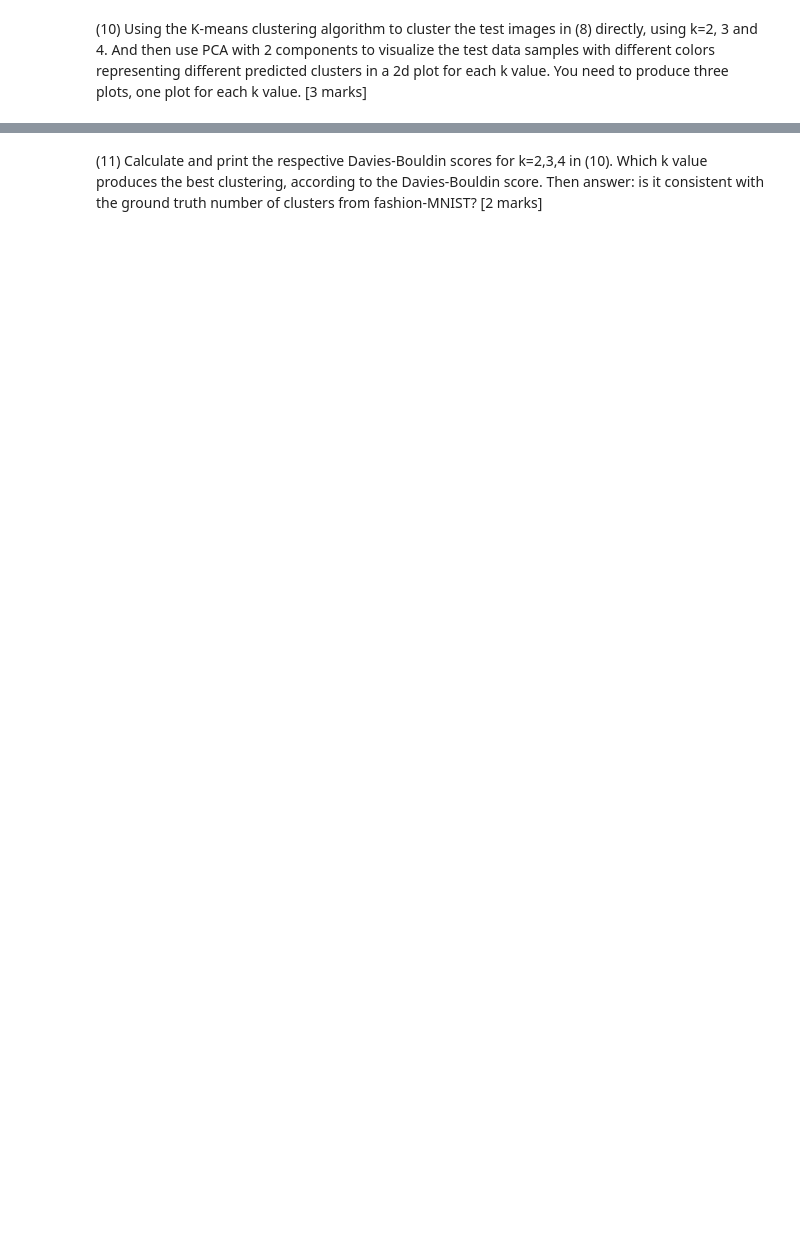
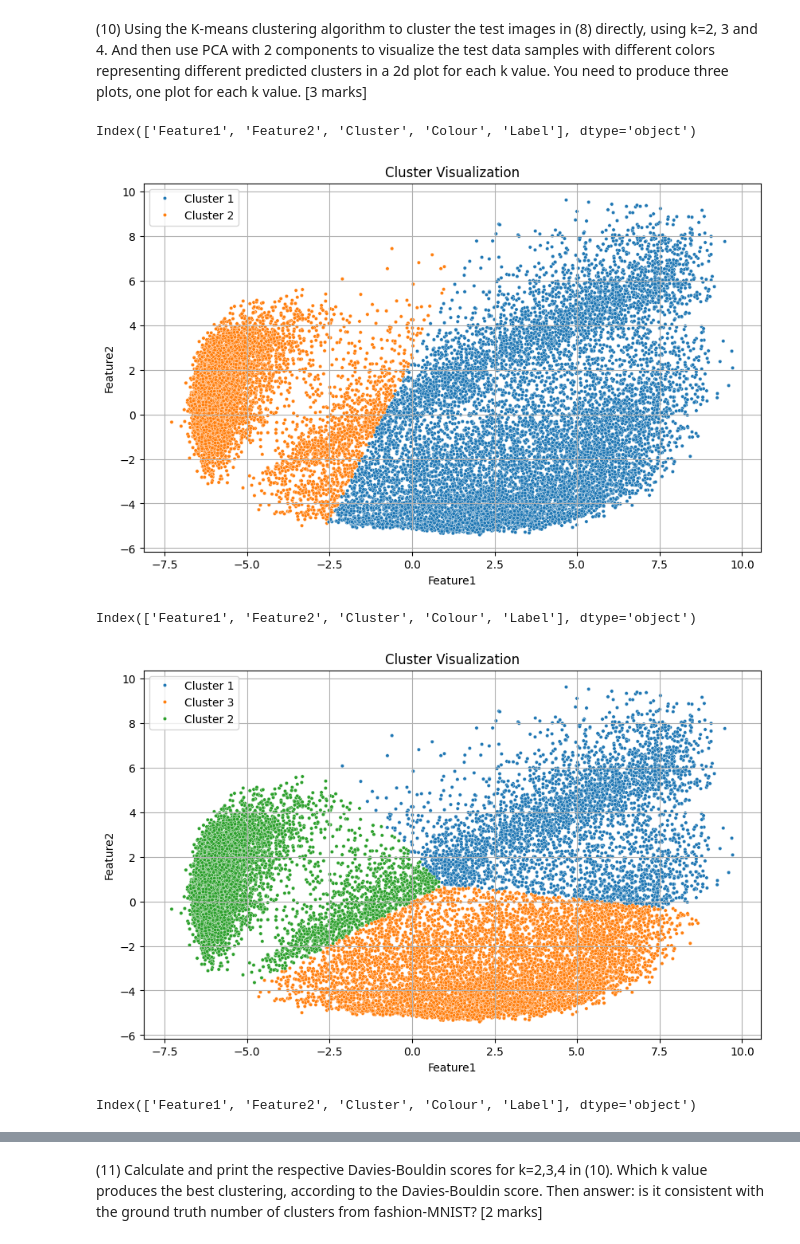
Before and after one commit to DylanF19/Machine-Learning-2, a Jupyter notebook: template-COM1011-STUDENTNUMBER.ipynb, the cells around one changed output, grey strips where cells are left out. Drawn from its saved outputs; the diff is of its cells as text; code cells hidden in the pictures; blank space fills up the shorter version.

```diff
--- a/template-COM1011-STUDENTNUMBER.ipynb
+++ b/template-COM1011-STUDENTNUMBER.ipynb
@@ -290,0 +261,59 @@ plt.show()
+# %%
+import pandas as pd
+from sklearn.cluster import KMeans
+from sklearn.preprocessing import StandardScaler
+import matplotlib.pyplot as plt
+import seaborn as sns
+
+def pca_kmeans_cluster_plot(x):
+    from sklearn.decomposition import PCA
+    pca = PCA(n_components=x, random_state=42)
+    X_train_pca = pca.fit_transform(X_train)
+
+    feature_1 = [item[0] for item in X_train_pca]
+    feature_2 = [item[1] for item in X_train_pca]
+
+    data = pd.DataFrame({
+        'Feature1': feature_1,
+        'Feature2': feature_2
+    })
+
+
+    scaler = StandardScaler()
+    scaled_data = scaler.fit_transform(data)
+
+    kmeans = KMeans(n_clusters=x, random_state=42)
+    kmeans_labels = kmeans.fit_predict(scaled_data)
+
+
+    colors = ["r", "b", "g", "y"]
+    labels = ["Cluster 1", "Cluster 2", "Cluster 3", "Cluster 4"]
+
+    colors_labels = [colors[index] for index in kmeans_labels]
+    label_labels = [labels[index] for index in kmeans_labels]
+
+    data['Cluster'] = kmeans_labels
+    data['Colour'] = colors_labels
+    data['Label'] = label_labels
+
+    plt.figure(figsize=(10, 6))
+    sns.scatterplot(data=data, x='Feature1', y='Feature2', hue='Label', s=10)
+    plt.title('Cluster Visualization')
+    plt.xlabel('Feature1')
+    plt.ylabel('Feature2')
+
+
+    plt.legend()
+
+    plt.grid(True)
+    plt.show()
+
+pca_kmeans_cluster_plot(2)
+pca_kmeans_cluster_plot(3)
+pca_kmeans_cluster_plot(4)
+# %% [output]
+Index(['Feature1', 'Feature2', 'Cluster', 'Colour', 'Label'], dtype='object')
+[figure, added]
+Index(['Feature1', 'Feature2', 'Cluster', 'Colour', 'Label'], dtype='object')
+[figure, added]
+Index(['Feature1', 'Feature2', 'Cluster', 'Colour', 'Label'], dtype='object')
```
Also changed, not shown: parts of 14 cells of this notebook, 2 other files.
